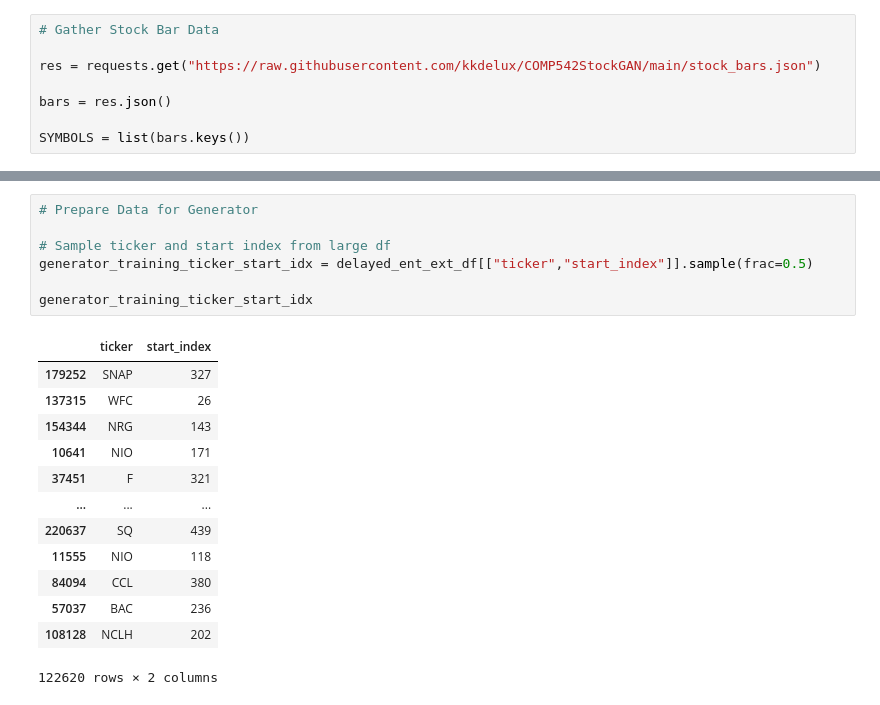
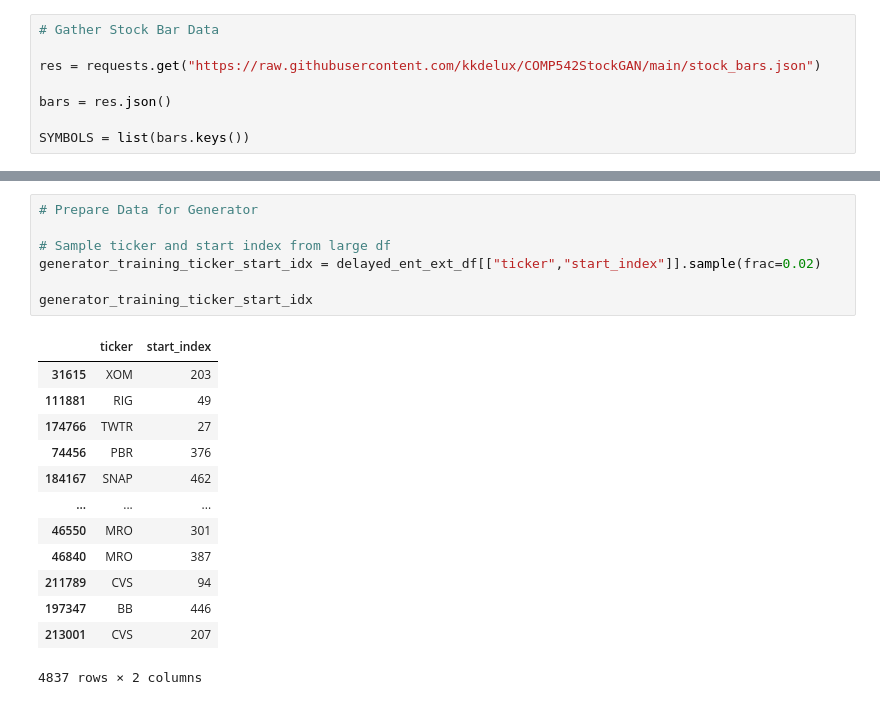
Before and after one commit to afcarl/COMP542StockGAN, a Jupyter notebook: COMP542StockGANModel.ipynb, the cells around one changed output, grey strips where cells are left out. Drawn from its saved outputs; the diff is of its cells as text.

```diff
--- a/COMP542StockGANModel.ipynb
+++ b/COMP542StockGANModel.ipynb
@@ -93,24 +93,24 @@ train_bars.shape, len(train_bars)
 # %%
 # Prepare Data for Generator
 
 # Sample ticker and start index from large df
-generator_training_ticker_start_idx = delayed_ent_ext_df[["ticker","start_index"]].sample(frac=0.5)
+generator_training_ticker_start_idx = delayed_ent_ext_df[["ticker","start_index"]].sample(frac=0.02)
 
 generator_training_ticker_start_idx
 # %% [output]
 |  | ticker | start_index |
-| 179252 | SNAP | 327 |
-| 137315 | WFC | 26 |
-| 154344 | NRG | 143 |
-| 10641 | NIO | 171 |
-| 37451 | F | 321 |
+| 31615 | XOM | 203 |
+| 111881 | RIG | 49 |
+| 174766 | TWTR | 27 |
+| 74456 | PBR | 376 |
+| 184167 | SNAP | 462 |
 | ... | ... | ... |
-| 220637 | SQ | 439 |
-| 11555 | NIO | 118 |
-| 84094 | CCL | 380 |
-| 57037 | BAC | 236 |
-| 108128 | NCLH | 202 |
+| 46550 | MRO | 301 |
+| 46840 | MRO | 387 |
+| 211789 | CVS | 94 |
+| 197347 | BB | 446 |
+| 213001 | CVS | 207 |
-122620 rows × 2 columns
+4837 rows × 2 columns
 # %%
 # Build Discriminator (Generator Functions)
 
```
Also changed, not shown: parts of 11 cells of this notebook.
